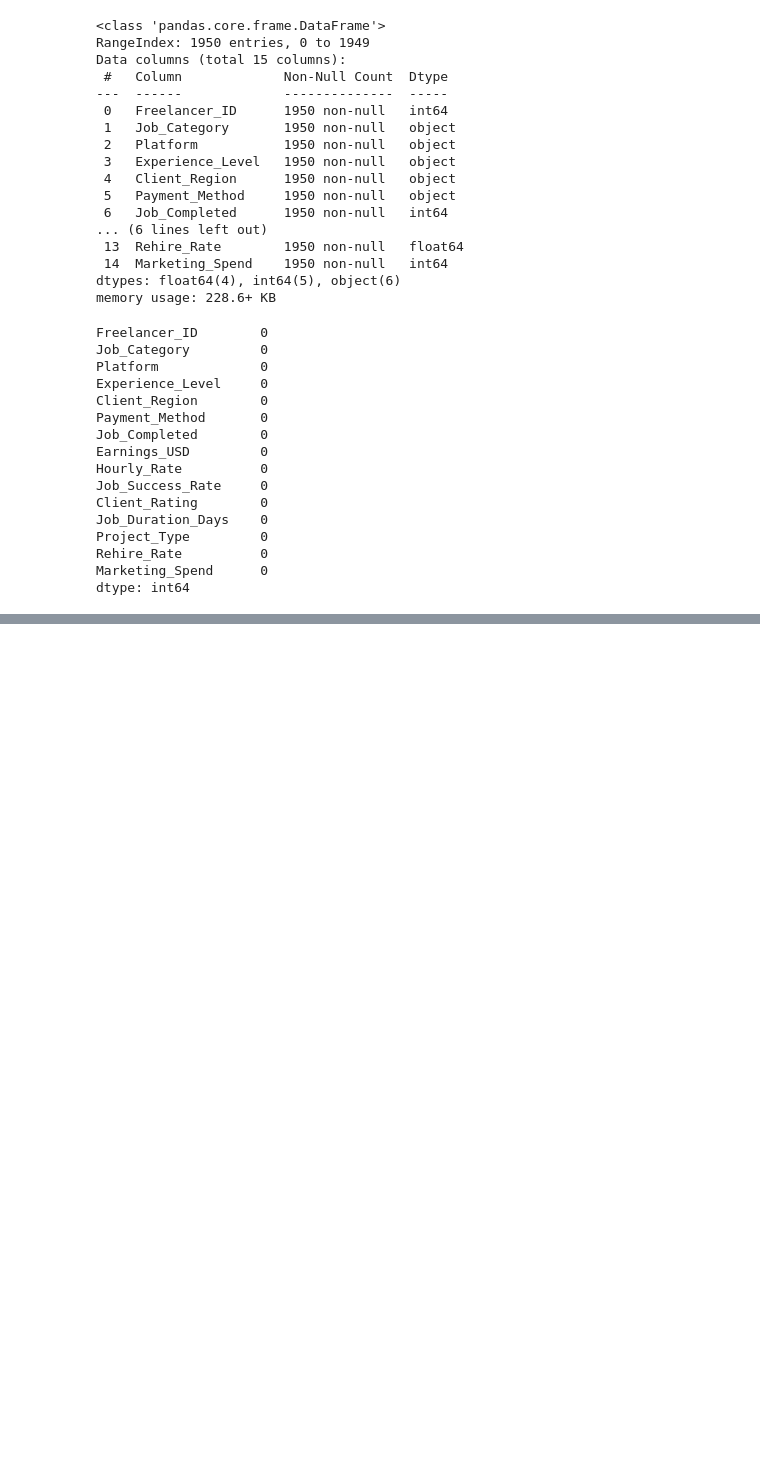
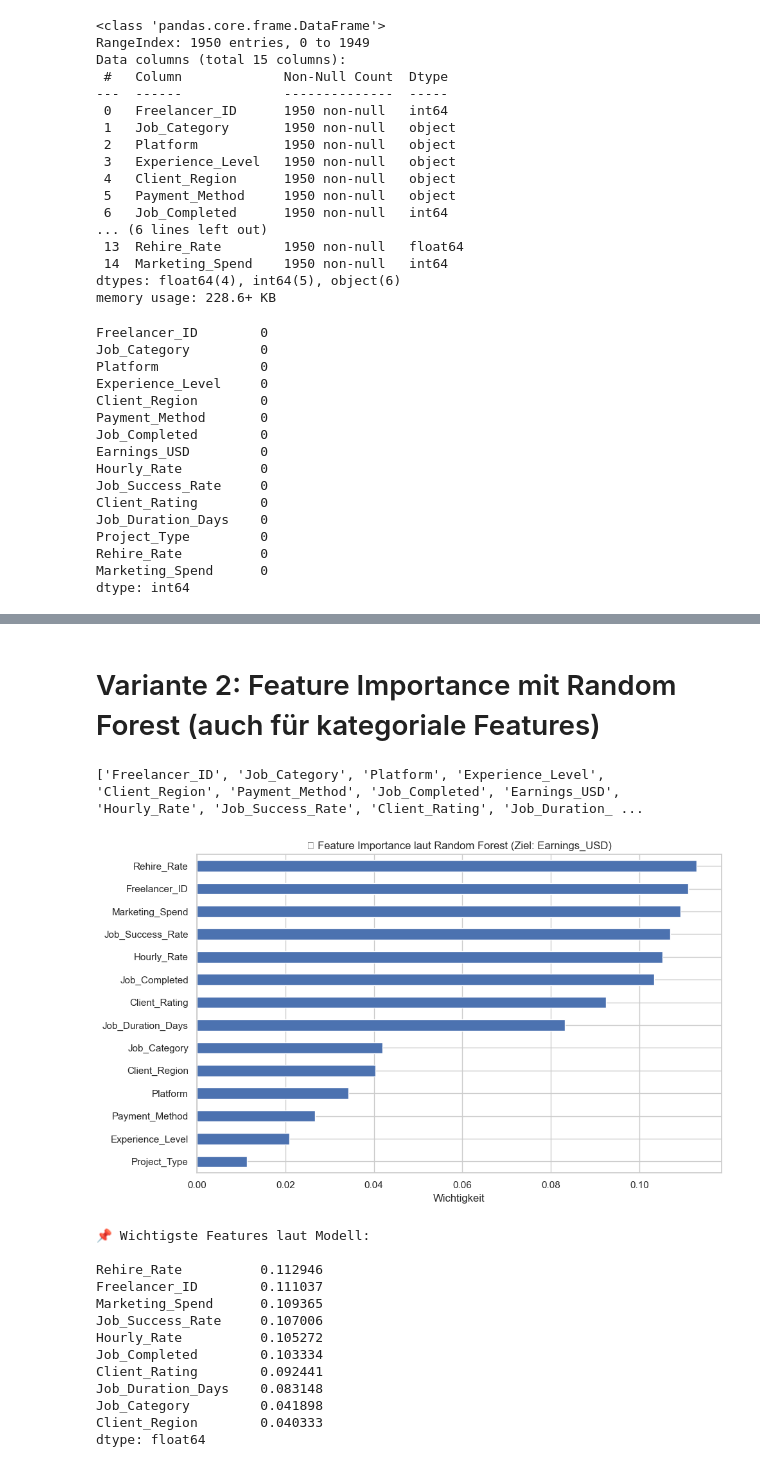
Before and after one commit to Odin2325/GPFreelanceEarningsML, a Jupyter notebook: notebooks/bereinigung.ipynb, the cells around one changed output, grey strips where cells are left out. Cells and saved outputs as stored; diff of their text form; code cells hidden in the pictures; blank space fills up the shorter version.

```diff
--- a/notebooks/bereinigung.ipynb
+++ b/notebooks/bereinigung.ipynb
@@ -55,0 +203,59 @@ dtype: int64
+# %% [markdown]
+# Variante 2: Feature Importance mit Random Forest (auch für kategoriale Features)
+# %%
+print(df.columns.tolist())
+# %% [output]
+['Freelancer_ID', 'Job_Category', 'Platform', 'Experience_Level', 'Client_Region', 'Payment_Method', 'Job_Completed', 'Earnings_USD', 'Hourly_Rate', 'Job_Success_Rate', 'Client_Rating', 'Job_Duration_ ...
+# %%
+from sklearn.ensemble import RandomForestRegressor
+from sklearn.preprocessing import LabelEncoder
+from sklearn.model_selection import train_test_split
+
+# Zielspalte anpassen
+target = 'Earnings_USD'
+
+# Kopie zum Bearbeiten
+df_copy = df.copy()
+
+# Kategoriale Spalten automatisch label-encodieren
+for col in df_copy.select_dtypes(include='object').columns:
+    df_copy[col] = LabelEncoder().fit_transform(df_copy[col].astype(str))
+
+# Features & Ziel trennen
+X = df_copy.drop(columns=[target])
+y = df_copy[target]
+
+# Train/Test-Split
+X_train, X_test, y_train, y_test = train_test_split(X, y, random_state=42)
+
+# Modell trainieren
+model = RandomForestRegressor(n_estimators=100, random_state=42)
+model.fit(X_train, y_train)
+
+# Feature Importance plotten
+importances = pd.Series(model.feature_importances_, index=X.columns)
+importances.sort_values().plot(kind='barh', figsize=(10, 6))
+plt.title(f"🎯 Feature Importance laut Random Forest (Ziel: {target})")
+plt.xlabel("Wichtigkeit")
+plt.tight_layout()
+plt.show()
+
+# Top Features anzeigen
+top_features = importances.sort_values(ascending=False)
+print("📌 Wichtigste Features laut Modell:\n")
+print(top_features.head(10))
+# %% [output]
+[figure, added]
+📌 Wichtigste Features laut Modell:
+
+Rehire_Rate          0.112946
+Freelancer_ID        0.111037
+Marketing_Spend      0.109365
+Job_Success_Rate     0.107006
+Hourly_Rate          0.105272
+Job_Completed        0.103334
+Client_Rating        0.092441
+Job_Duration_Days    0.083148
+Job_Category         0.041898
+Client_Region        0.040333
+dtype: float64
```
Also changed, not shown: parts of 7 cells of this notebook.
